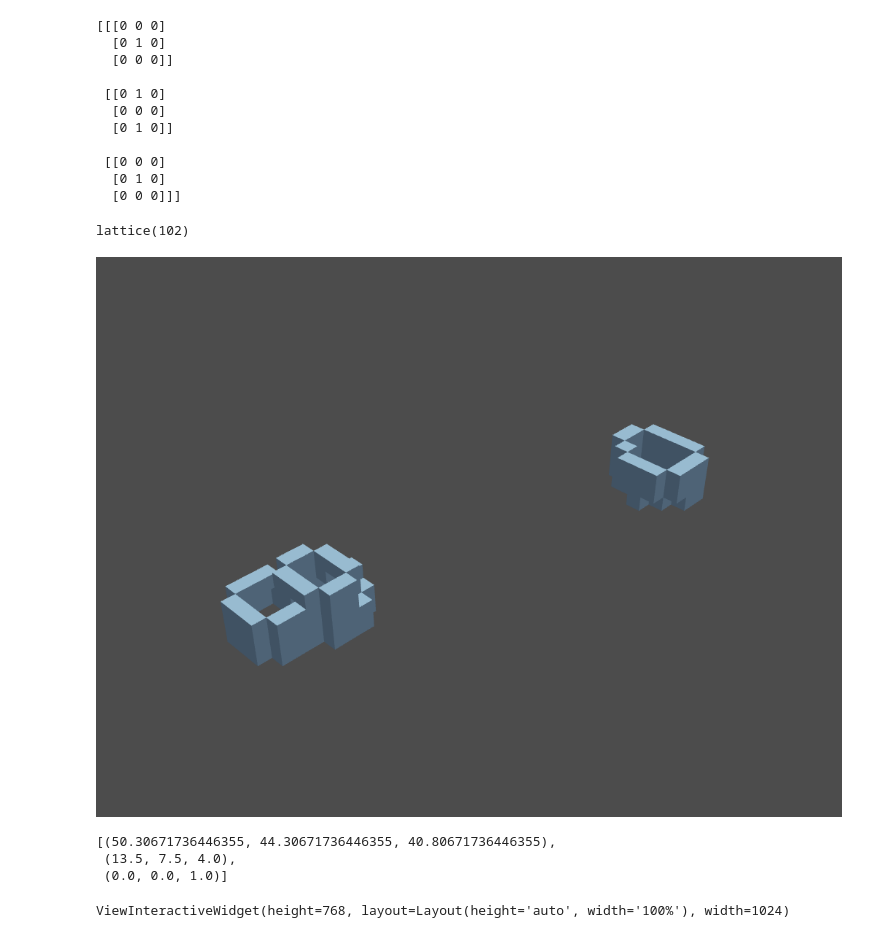
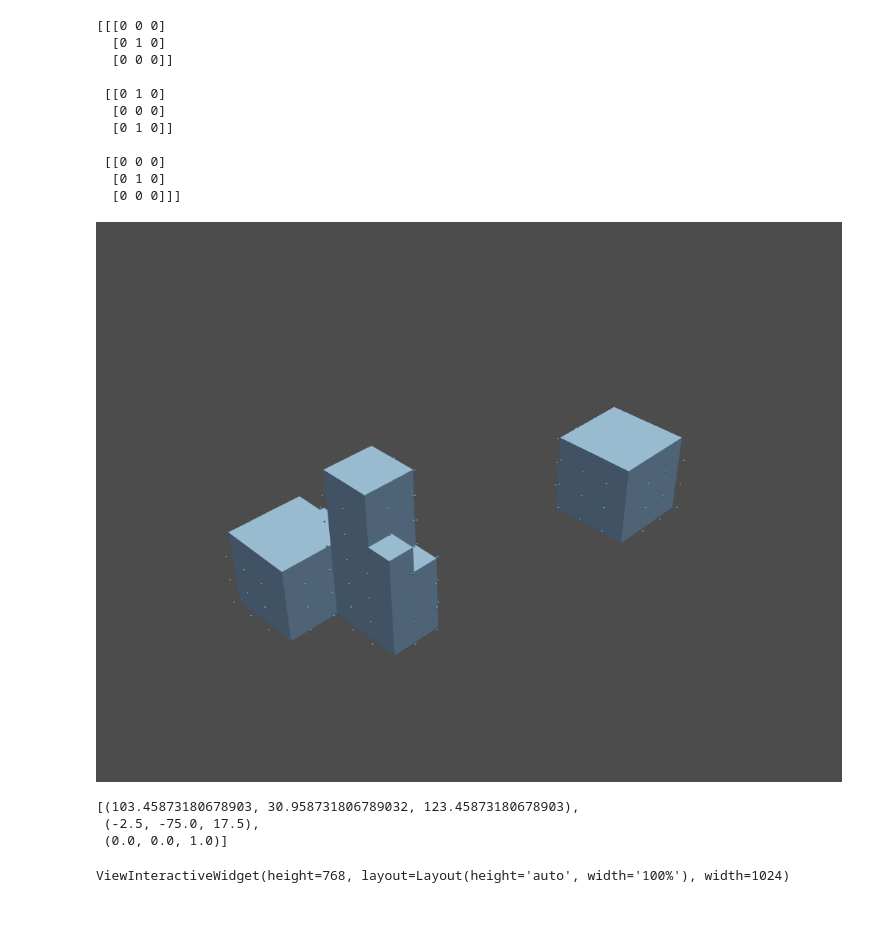
Before and after one commit to Demnity/spatial_computing, a Jupyter notebook: scripts/street_view_2.ipynb, the cells around one changed output. Cells and saved outputs as stored; diff of their text form; code cells hidden in the pictures.

```diff
--- a/scripts/street_view_2.ipynb
+++ b/scripts/street_view_2.ipynb
@@ -298,7 +298,7 @@ def transformation_matrix (arr):
 
 
 # collecting center points of voxels
-env_cens = occupied_lattice.centroids_threshold(0)
+agn_cens = occupied_lattice.centroids_threshold(0)
 
-meshes = [tm.creation.box(extents=avail_lattice.unit,transform=transformation_matrix(env_cens[i])) for i in range(len(env_cens))]
+meshes = [tm.creation.box(extents=avail_lattice.unit,transform=transformation_matrix(agn_cens[i])) for i in range(len(agn_cens))]
 combine_tractor = tm.util.concatenate(meshes)
@@ -356,6 +350,0 @@ facade_lattice[occupied_lattice==1]=0
-# %%
-# under is the facade_lattice containing a shape of (31,18,8) and size 4464 and a true sum of 121
-# what I need is the centroids of those 121 voxels.
-facade_lattice.sum()
-# %% [output]
-lattice(102)
@@ -367,0 +351,3 @@ fcd=np.array(np.where(facade_lattice == True )).T
+# %%
+# collecting center points of facade voxels
+fcd_cens = facade_lattice.centroids_threshold(0)
@@ -368,22 +356,17 @@ fcd=np.array(np.where(facade_lattice == True )).T
 # %%
-# this is to show that the fcd is legitamit coordinate information
-
-fcd_meshes = [tm.creation.box(transform=transformation_matrix(fcd[i])) for i in range(len(fcd))]
-fcd_tractor = tm.util.concatenate(fcd_meshes)
-
 # initiating the plotter
 p = pv.Plotter(notebook=True)
 
-# env_cens.fast_vis(p)
+fcd_cens.fast_vis(p)
+
 # adding the meshes
-p.add_mesh(tri_to_pv(fcd_tractor), color='#abd8ff')
-
+p.add_mesh(tri_to_pv(combine_tractor), color='#abd8ff')
 # plotting
 p.show()
 # %% [output]
-[figure, old version]
+[figure, new version]
-[(50.30671736446355, 44.30671736446355, 40.80671736446355),
- (13.5, 7.5, 4.0),
+[(103.45873180678903, 30.958731806789032, 123.45873180678903),
+ (-2.5, -75.0, 17.5),
  (0.0, 0.0, 1.0)]
 # %%
 # initiating the plotter
```
Also changed, not shown: parts of 25 cells of this notebook, 2 other files.
